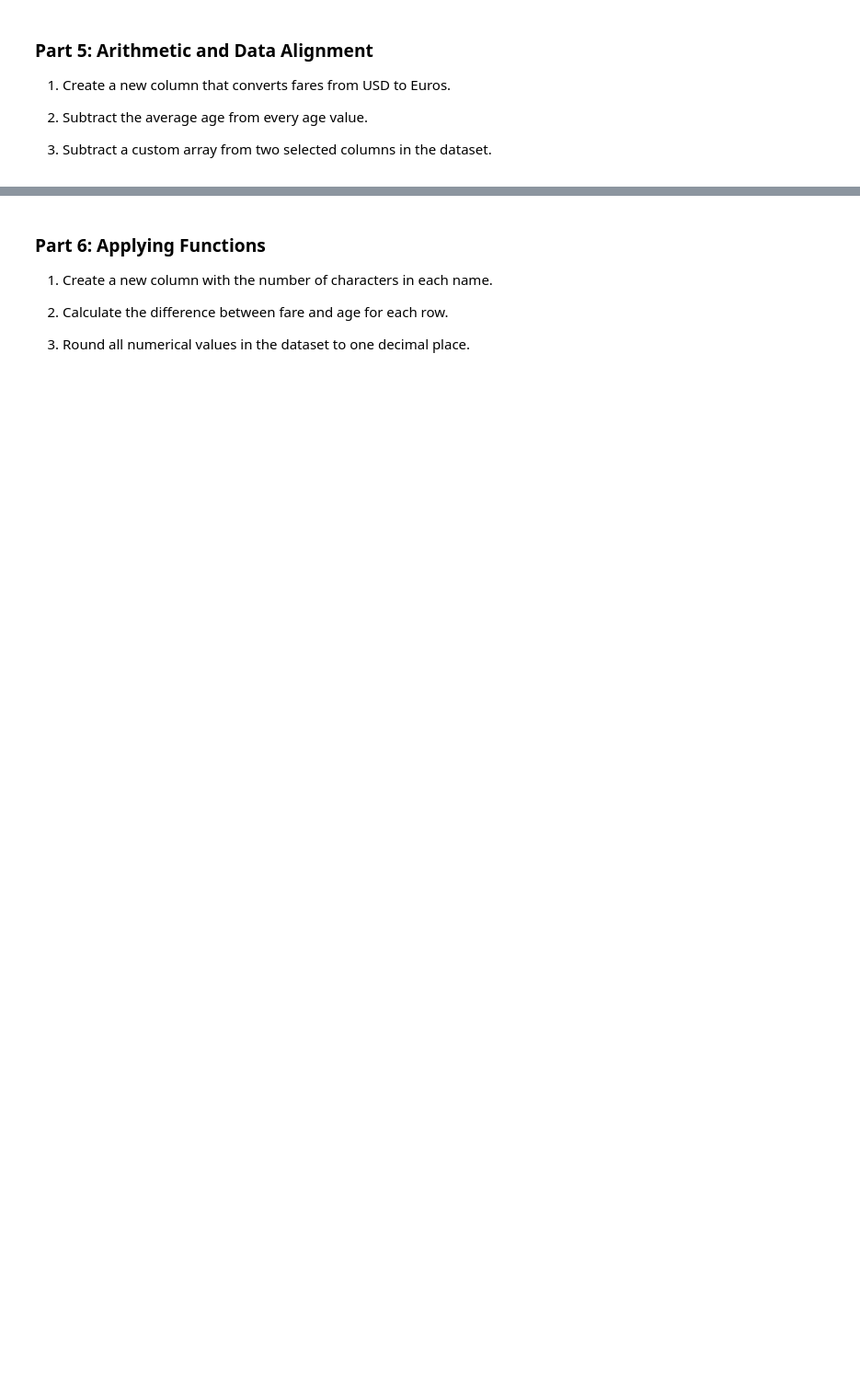
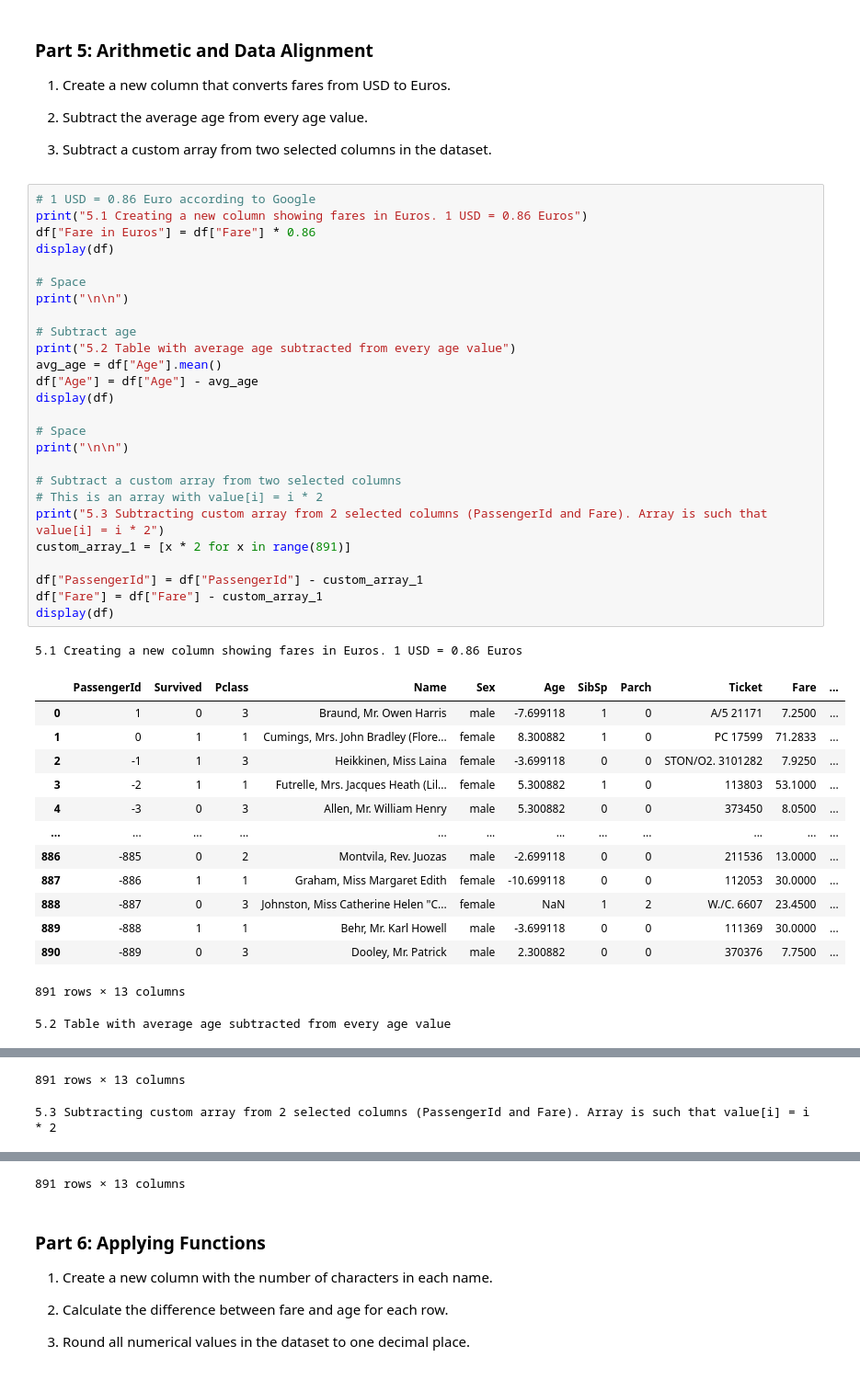
Before and after one commit to atifmmahmud/mahmud_atif_LabTask, a Jupyter notebook: LabTask01/LabTask01.ipynb, the cells around one changed output, grey strips where cells are left out. Shown at 92% size. Saved outputs shown, nothing was run; the diff lists cells and outputs as text; blank space fills up the shorter version.

```diff
--- a/LabTask01/LabTask01.ipynb
+++ b/LabTask01/LabTask01.ipynb
@@ -326,3 +369,45 @@ display(reversed_df)
 2. Subtract the average age from every age value.
 
 3. Subtract a custom array from two selected columns in the dataset.
+# %%
+# 1 USD = 0.86 Euro according to Google
+print("5.1 Creating a new column showing fares in Euros. 1 USD = 0.86 Euros")
+df["Fare in Euros"] = df["Fare"] * 0.86
+display(df)
+
+# Space
+print("\n\n")
+
+# Subtract age
+print("5.2 Table with average age subtracted from every age value")
+avg_age = df["Age"].mean()
+df["Age"] = df["Age"] - avg_age
+display(df)
+
+# Space
+print("\n\n")
+
+# Subtract a custom array from two selected columns
+# This is an array with value[i] = i * 2
+print("5.3 Subtracting custom array from 2 selected columns (PassengerId and Fare). Array is such that value[i] = i * 2")
+custom_array_1 = [x * 2 for x in range(891)]
+
+df["PassengerId"] = df["PassengerId"] - custom_array_1
+df["Fare"] = df["Fare"] - custom_array_1
+display(df)
+# %% [output]
+5.1 Creating a new column showing fares in Euros. 1 USD = 0.86 Euros
+|  | PassengerId | Survived | Pclass | Name | Sex | Age | SibSp | Parch | Ticket | Fare | ... |
+| 0 | 1 | 0 | 3 | Braund, Mr. Owen Harris | male | -7.699118 | 1 | 0 | A/5 21171 | 7.2500 | ... |
+| 1 | 0 | 1 | 1 | Cumings, Mrs. John Bradley (Flore... | female | 8.300882 | 1 | 0 | PC 17599 | 71.2833 | ... |
+| 2 | -1 | 1 | 3 | Heikkinen, Miss Laina | female | -3.699118 | 0 | 0 | STON/O2. 3101282 | 7.9250 | ... |
+| 3 | -2 | 1 | 1 | Futrelle, Mrs. Jacques Heath (Lil... | female | 5.300882 | 1 | 0 | 113803 | 53.1000 | ... |
+| 4 | -3 | 0 | 3 | Allen, Mr. William Henry | male | 5.300882 | 0 | 0 | 373450 | 8.0500 | ... |
+| ... | ... | ... | ... | ... | ... | ... | ... | ... | ... | ... | ... |
+| 886 | -885 | 0 | 2 | Montvila, Rev. Juozas | male | -2.699118 | 0 | 0 | 211536 | 13.0000 | ... |
+| 887 | -886 | 1 | 1 | Graham, Miss Margaret Edith | female | -10.699118 | 0 | 0 | 112053 | 30.0000 | ... |
+| 888 | -887 | 0 | 3 | Johnston, Miss Catherine Helen "C... | female | NaN | 1 | 2 | W./C. 6607 | 23.4500 | ... |
+| 889 | -888 | 1 | 1 | Behr, Mr. Karl Howell | male | -3.699118 | 0 | 0 | 111369 | 30.0000 | ... |
+| 890 | -889 | 0 | 3 | Dooley, Mr. Patrick | male | 2.300882 | 0 | 0 | 370376 | 7.7500 | ... |
+891 rows × 13 columns
+5.2 Table with average age subtracted from every age value
@@ -328,0 +426,2 @@ display(reversed_df)
+891 rows × 13 columns
+5.3 Subtracting custom array from 2 selected columns (PassengerId and Fare). Array is such that value[i] = i * 2
@@ -329,3 +440,4 @@ display(reversed_df)
+891 rows × 13 columns
 # %% [markdown]
 ### Part 6: Applying Functions ###
 
```
Also changed, not shown: parts of 3 cells of this notebook.
